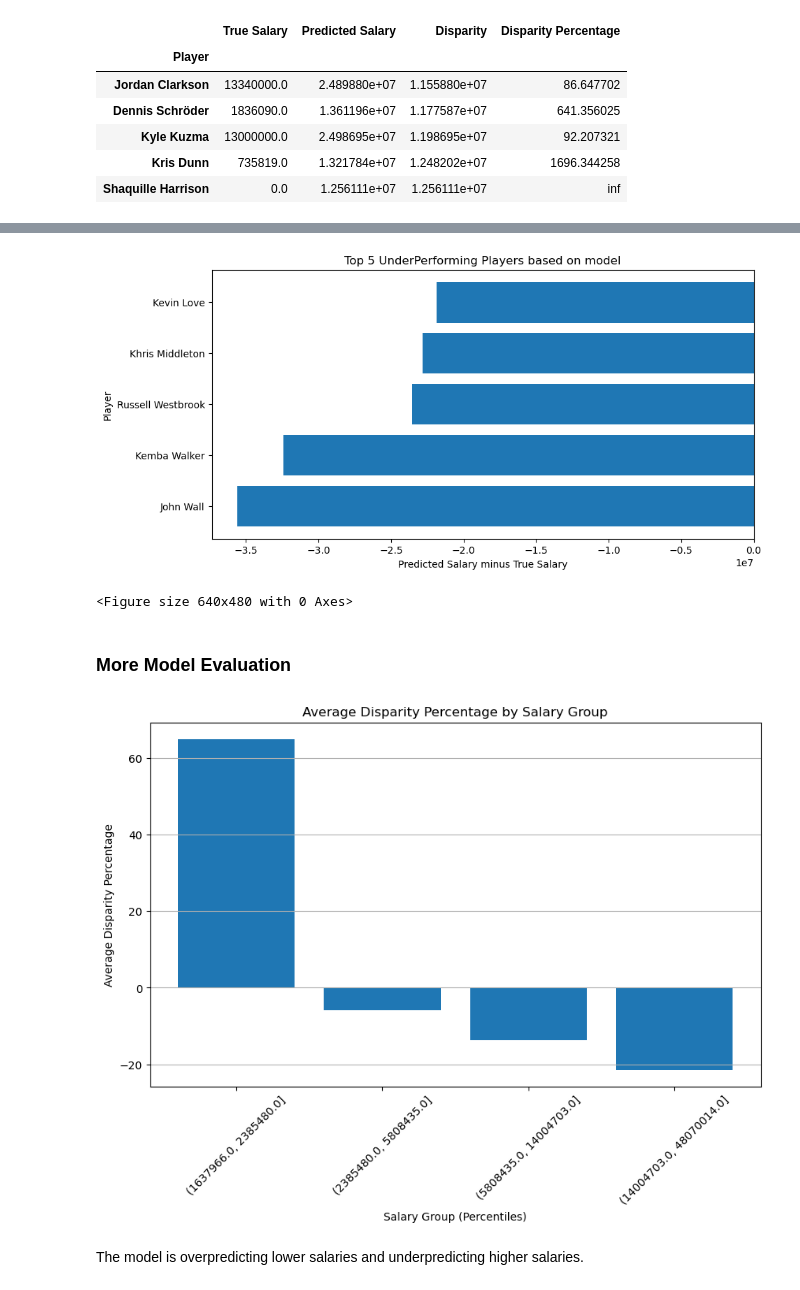
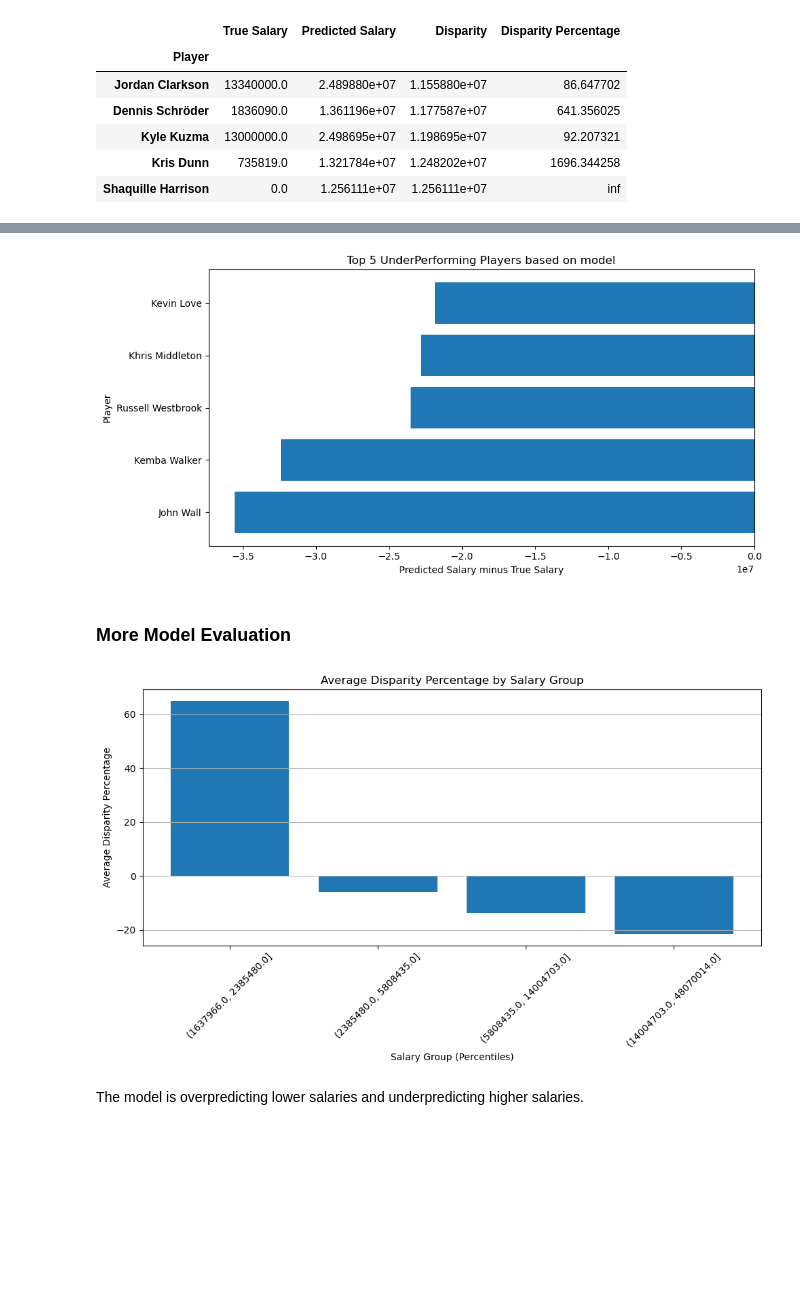
Before and after one commit to mwbiernacki/Basketball-Salary-Predictor, a Jupyter notebook: capstone/code/3)Modeling.ipynb, the cells around one changed output, grey strips where cells are left out. Cells and saved outputs as stored; diff of their text form; code cells hidden in the pictures; blank space fills up the shorter version.

```diff
--- a/capstone/code/3)Modeling.ipynb
+++ b/capstone/code/3)Modeling.ipynb
@@ -270,27 +267,26 @@ plt.barh(bottom_5_disparity.index, bottom_5_disparity['Disparity'])
 plt.xlabel('Predicted Salary minus True Salary')
 plt.ylabel('Player')
 plt.title('Top 5 UnderPerforming Players based on model')
-plt.show()
+plt.tight_layout()
 plt.savefig('../figures/5_underperforming')
 # %% [output]
-[figure, old version]
+[figure, new version]
-<Figure size 640x480 with 0 Axes>
 # %% [markdown]
 ### More Model Evaluation
 # %%
 predictions['Salary Group'] = pd.qcut(predictions['True Salary'], 5)
 average_disparity = predictions.groupby('Salary Group')['Disparity Percentage'].mean().reset_index()
 plt.figure(figsize=(10, 6))
 plt.bar(average_disparity['Salary Group'].astype(str), average_disparity['Disparity Percentage'])
 plt.xlabel('Salary Group (Percentiles)')
 plt.ylabel('Average Disparity Percentage')
 plt.title('Average Disparity Percentage by Salary Group')
 plt.xticks(rotation=45)
 plt.grid(axis='y')
-plt.savefig('average_disparity_percentage_by_salary_group.png')
-plt.show()
+plt.tight_layout()
+plt.savefig('../figures/average_disparity_percentage_by_salary_group.png')
 # %% [output]
-[figure, old version]
+[figure, new version]
 # %% [markdown]
 The model is overpredicting lower salaries and underpredicting higher salaries.
 # %%
```
Also changed, not shown: parts of 4 cells of this notebook, 33 other files.
